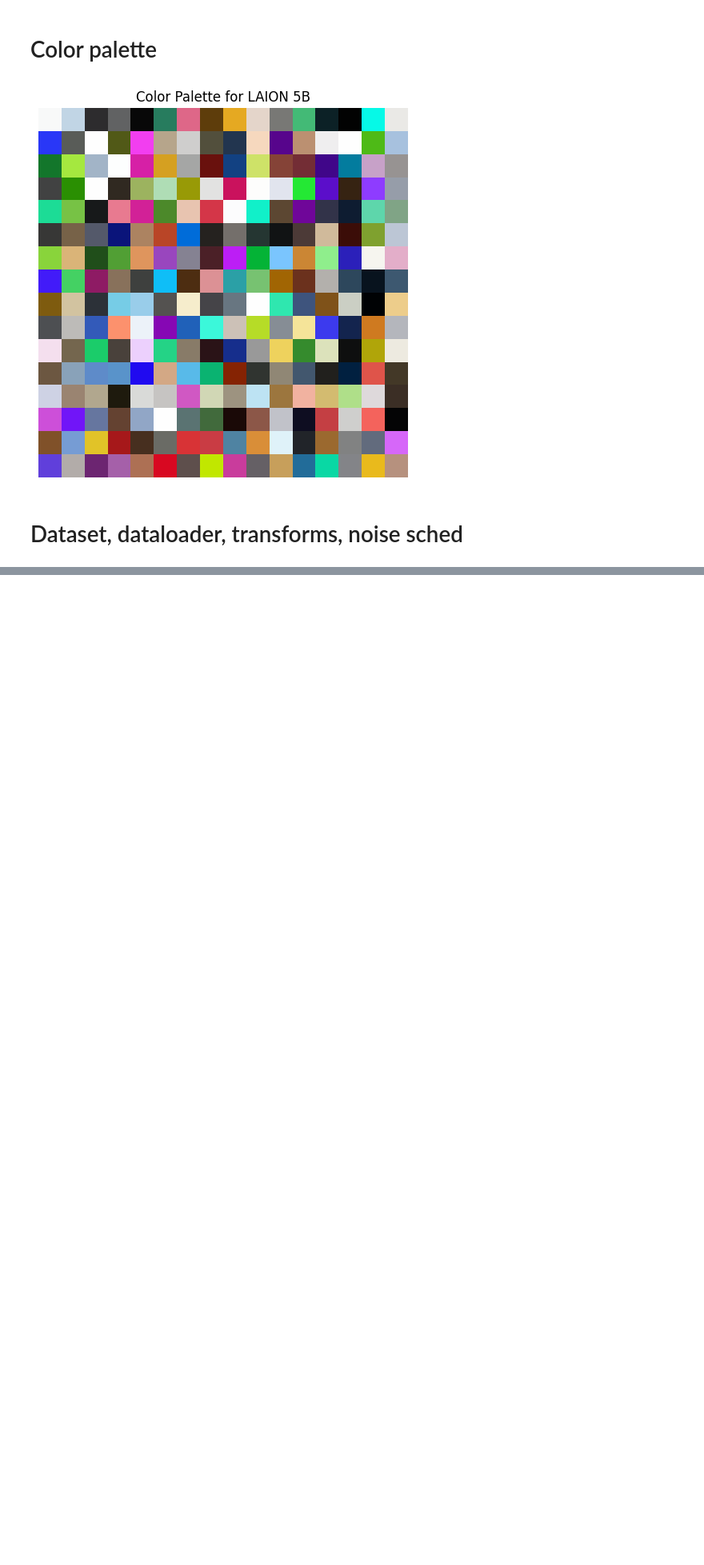
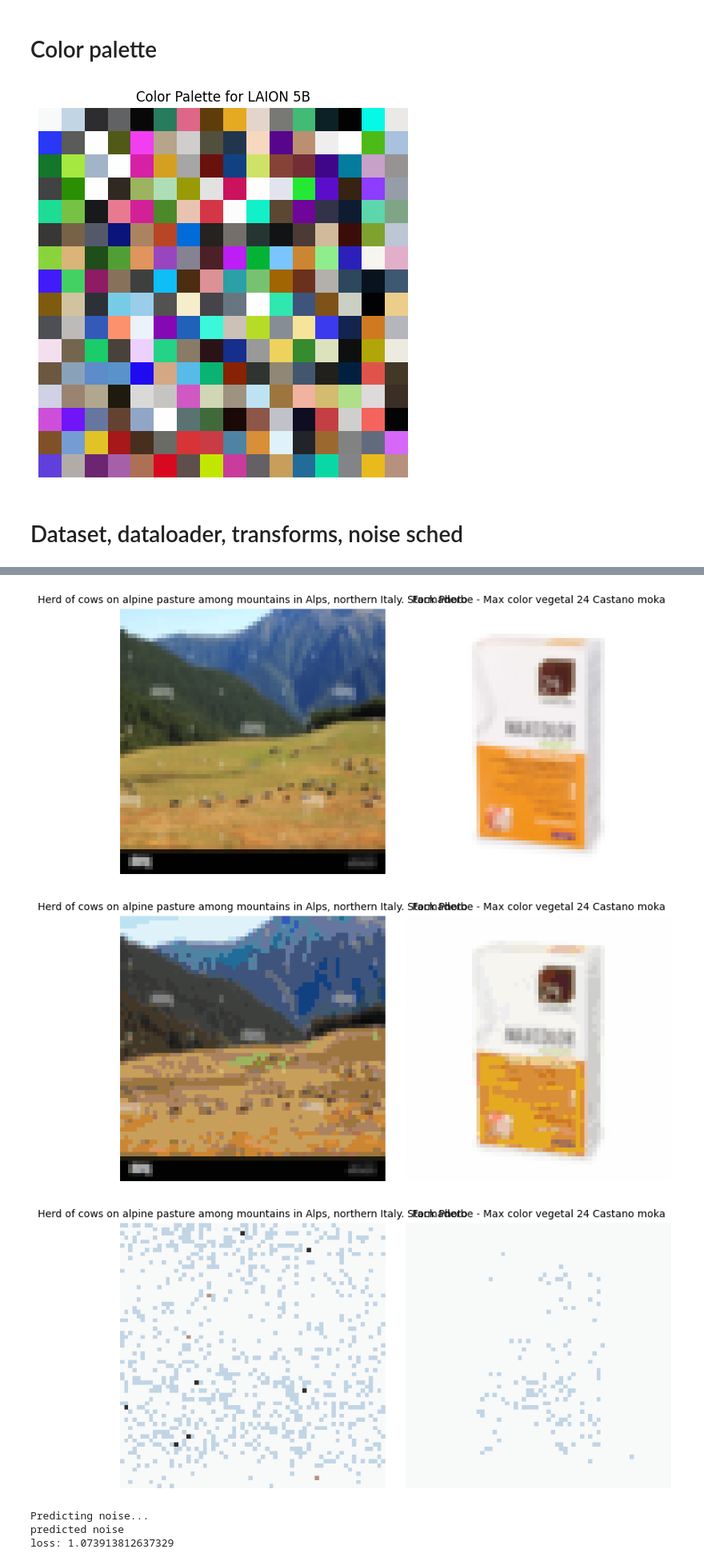
Before and after one commit to ShlomiRex/final_project, a Jupyter notebook: notebooks/complete_new_model/diffusers/train4_laion2b.ipynb, the cells around one changed output, grey strips where cells are left out. Shown: that part at 80% size. Cells and saved outputs as stored; diff of their text form; code cells hidden in the pictures; blank space fills up the shorter version.

Commit message:
basic workng diffusers model 15m

```diff
--- a/notebooks/complete_new_model/diffusers/train4_laion2b.ipynb
+++ b/notebooks/complete_new_model/diffusers/train4_laion2b.ipynb
@@ -288,7 +309,7 @@ class LaionStreamDataset(IterableDataset):
         # print(f"✅ Valid images:     {self.valid_images}")
         # print(f"❌ Invalid images:   {self.invalid_images}")
 # %%
-BATCH_SIZE = 16
+BATCH_SIZE = 2
 
 class ToUint8:
     def __call__(self, image: torch.Tensor) -> torch.Tensor:
@@ -315,29 +336,29 @@ assert c == 1 and h == INPUT_SIZE and w == INPUT_SIZE
 # %%
-fig, axes = plt.subplots(2, 5, figsize=(20, 8))
-axes = axes.flatten()
+# fig, axes = plt.subplots(2, 5, figsize=(20, 8))
+# axes = axes.flatten()
 
-count = 0
-for image, caption in dataset:
-    # quantize batch of size 1
-    image = image.unsqueeze(0)
-    image = quantize_batch_to_palette_indices(image, palette)
+# count = 0
+# for image, caption in dataset:
+#     # quantize batch of size 1
+#     image = image.unsqueeze(0)
+#     image = quantize_batch_to_palette_indices(image, palette)
 
-    # reconstruct
-    image = reconstruct_from_indices(image, palette)
-    image = image.squeeze(0)
+#     # reconstruct
+#     image = reconstruct_from_indices(image, palette)
+#     image = image.squeeze(0)
 
-    image = rearrange(image, "c h w -> h w c")
+#     image = rearrange(image, "c h w -> h w c")
 
-    axes[count].imshow(image)
-    axes[count].set_title(caption[:50] + "..." if len(caption) > 50 else caption, fontsize=10)
-    axes[count].axis("off")
+#     axes[count].imshow(image)
+#     axes[count].set_title(caption[:50] + "..." if len(caption) > 50 else caption, fontsize=10)
+#     axes[count].axis("off")
 
-    count += 1
-    if count == 10:
-        break
+#     count += 1
+#     if count == 10:
+#         break
 
-plt.tight_layout()
-plt.show()
+# plt.tight_layout()
+# plt.show()
 # %%
 def plot_image_batch(images: torch.Tensor, captions, max_images=8):
     """
@@ -418,31 +441,40 @@ for epoch in range(num_epochs):
         noise = torch.randn_like(images)
         timesteps = torch.randint(0, 1000, (images.shape[0],), device=device).long()
         noisy_latents = noise_scheduler.add_noise(images, noise, timesteps)
 
         # plot noisy images
         rec_noisy = reconstruct_from_indices(noisy_latents.squeeze(1), palette)
         plot_image_batch(rec_noisy, captions, 4)
 
         # Predict noise
         print("Predicting noise...")
-        noise_pred = model(noisy_latents, timesteps, encoder_hidden_states=text_embeddings).sample
+        output = model(noisy_latents, timesteps, encoder_hidden_states=text_embeddings)
+        noise_pred = output.sample  # now it's safe
         print("predicted noise")
 
         # Calculate loss
         loss = torch.nn.functional.mse_loss(noise_pred, noise)
+        print("loss:", loss.item())
 
         # Backpropagate and optimize
         loss.backward()
         optimizer.step()
         optimizer.zero_grad()
 
         # Update tracking
         total_images_processed += b
         steps += 1
         pbar.set_postfix({
             "Loss": f"{loss.item():.4f}",
             "Total Images": total_images_processed,
             "Steps": steps
         })
 
     print(f"Epoch {epoch+1}/{num_epochs}, Loss: {loss.item()}")
+# %% [output]
+[figure, added]
+[figure, added]
+[figure, added]
+Predicting noise...
+predicted noise
+loss: 1.073913812637329
```
Also changed, not shown: parts of 9 cells of this notebook, 1 other file.
